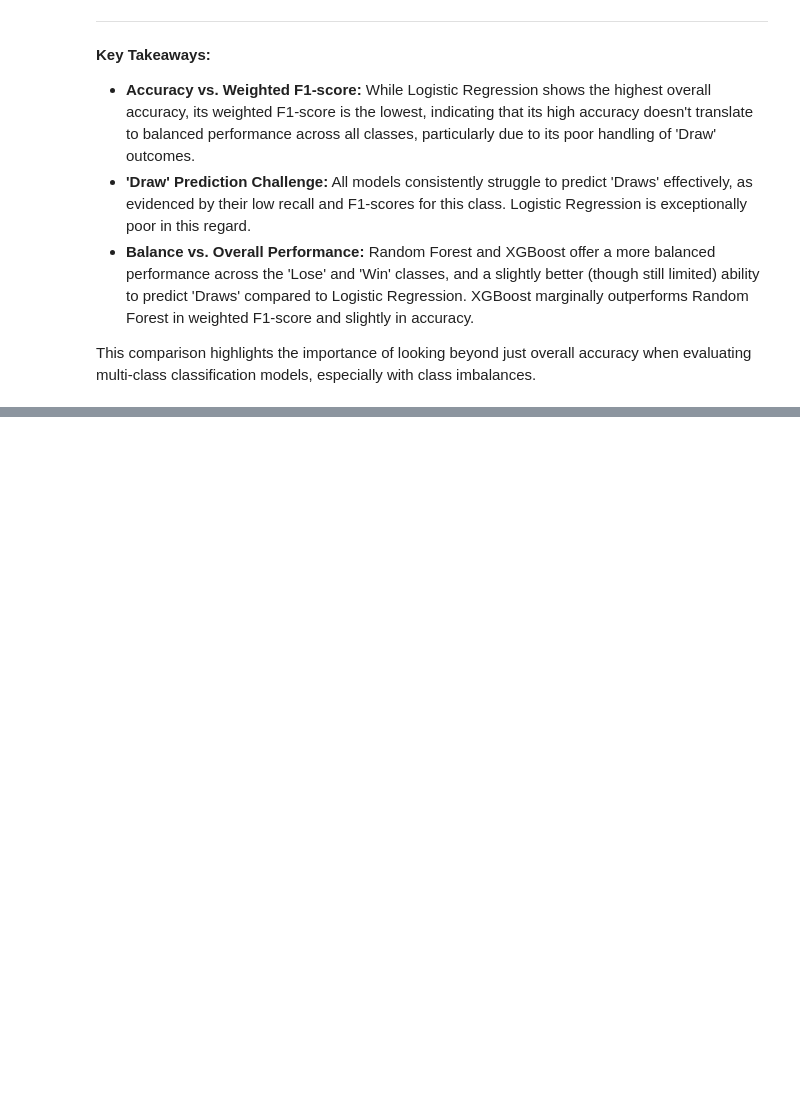
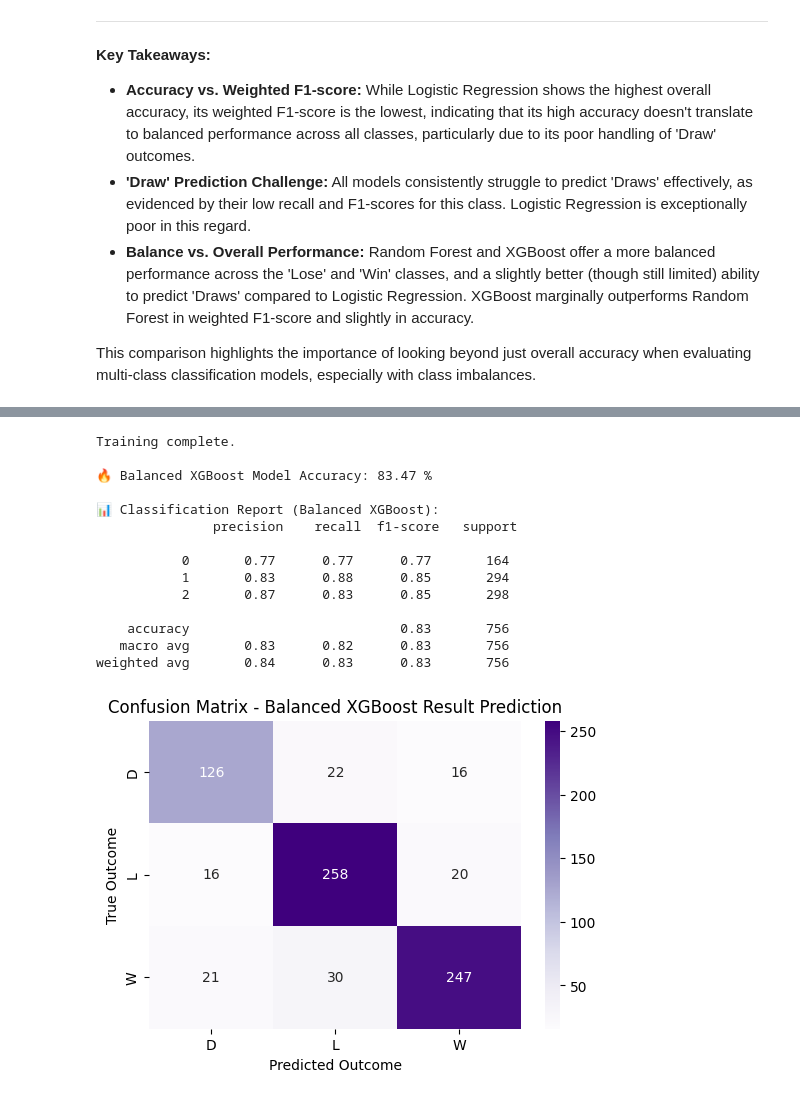
Before and after one commit to sankalp120/premierleague_predictor, a Jupyter notebook: notebook.ipynb, the cells around one changed output, grey strips where cells are left out. Drawn from its saved outputs; the diff is of its cells as text; code cells hidden in the pictures; blank space fills up the shorter version.

```diff
--- a/notebook.ipynb
+++ b/notebook.ipynb
@@ -725,0 +1432,65 @@ This comparison highlights the importance of looking beyond just overall accurac
+# %%
+from sklearn.utils.class_weight import compute_class_weight
+from xgboost import XGBClassifier
+from sklearn.metrics import accuracy_score, classification_report, confusion_matrix
+import numpy as np
+
+# 1. Calculate class weights for y_train_encoded
+class_weights = compute_class_weight(
+    class_weight='balanced',
+    classes=np.unique(y_train_encoded),
+    y=y_train_encoded
+)
+
+# Create a dictionary for mapping class labels to weights
+class_weights_dict = {i: class_weights[i] for i in range(len(np.unique(y_train_encoded)))} # Corrected parenthesis
+
+# 2. Create sample_weights for the training data
+sample_weights = np.array([class_weights_dict[label] for label in y_train_encoded])
+
+# 3. Instantiate a new XGBClassifier using the best parameters from tuning
+# Get parameters from the best_xgb_model
+params = best_xgb_model.get_params()
+
+# Remove parameters that are explicitly set later to avoid TypeError
+if 'eval_metric' in params:
+    del params['eval_metric']
+if 'objective' in params:
+    del params['objective']
+if 'num_class' in params:
+    del params['num_class']
+if 'random_state' in params:
+    del params['random_state']
+
+# Re-initialize the model with the best parameters and specific objective/num_class
+xgb_balanced_model = XGBClassifier(
+    **params,
+    objective='multi:softmax', # Explicitly set
+    num_class=len(le.classes_), # Explicitly set
+    random_state=42 # Ensure reproducibility
+)
+
+# 4. Train this new XGBoost model with sample_weights
+print("\nTraining XGBoost model with balanced class weights...")
+xgb_balanced_model.fit(X_train, y_train_encoded, sample_weight=sample_weights)
+print("Training complete.")
+
+# 5. Make predictions on X_test
+y_pred_balanced_xgb = xgb_balanced_model.predict(X_test)
+
+# 6. Evaluate the model with class imbalance handling
+print("\n🔥 Balanced XGBoost Model Accuracy:", round(accuracy_score(y_test_encoded, y_pred_balanced_xgb)*100, 2), "%")
+print("\n📊 Classification Report (Balanced XGBoost):\n", classification_report(y_test_encoded, y_pred_balanced_xgb))
+
+# Visualize the confusion matrix for this model
+import matplotlib.pyplot as plt
+import seaborn as sns
+plt.figure(figsize=(6,4))
+sns.heatmap(confusion_matrix(y_test_encoded, y_pred_balanced_xgb), annot=True, fmt="d",
+            xticklabels=le.inverse_transform(xgb_balanced_model.classes_),
+            yticklabels=le.inverse_transform(xgb_balanced_model.classes_), cmap='Purples')
+plt.title("Confusion Matrix - Balanced XGBoost Result Prediction")
+plt.xlabel("Predicted Outcome")
+plt.ylabel("True Outcome")
+plt.show()
+# %% [output]
@@ -725,0 +1501,15 @@ This comparison highlights the importance of looking beyond just overall accurac
+Training complete.
+
+🔥 Balanced XGBoost Model Accuracy: 83.47 %
+
+📊 Classification Report (Balanced XGBoost):
+               precision    recall  f1-score   support
+
+           0       0.77      0.77      0.77       164
+           1       0.83      0.88      0.85       294
+           2       0.87      0.83      0.85       298
+
+    accuracy                           0.83       756
+   macro avg       0.83      0.82      0.83       756
+weighted avg       0.84      0.83      0.83       756
+[figure, added]
```
Also changed, not shown: parts of 83 cells of this notebook.
